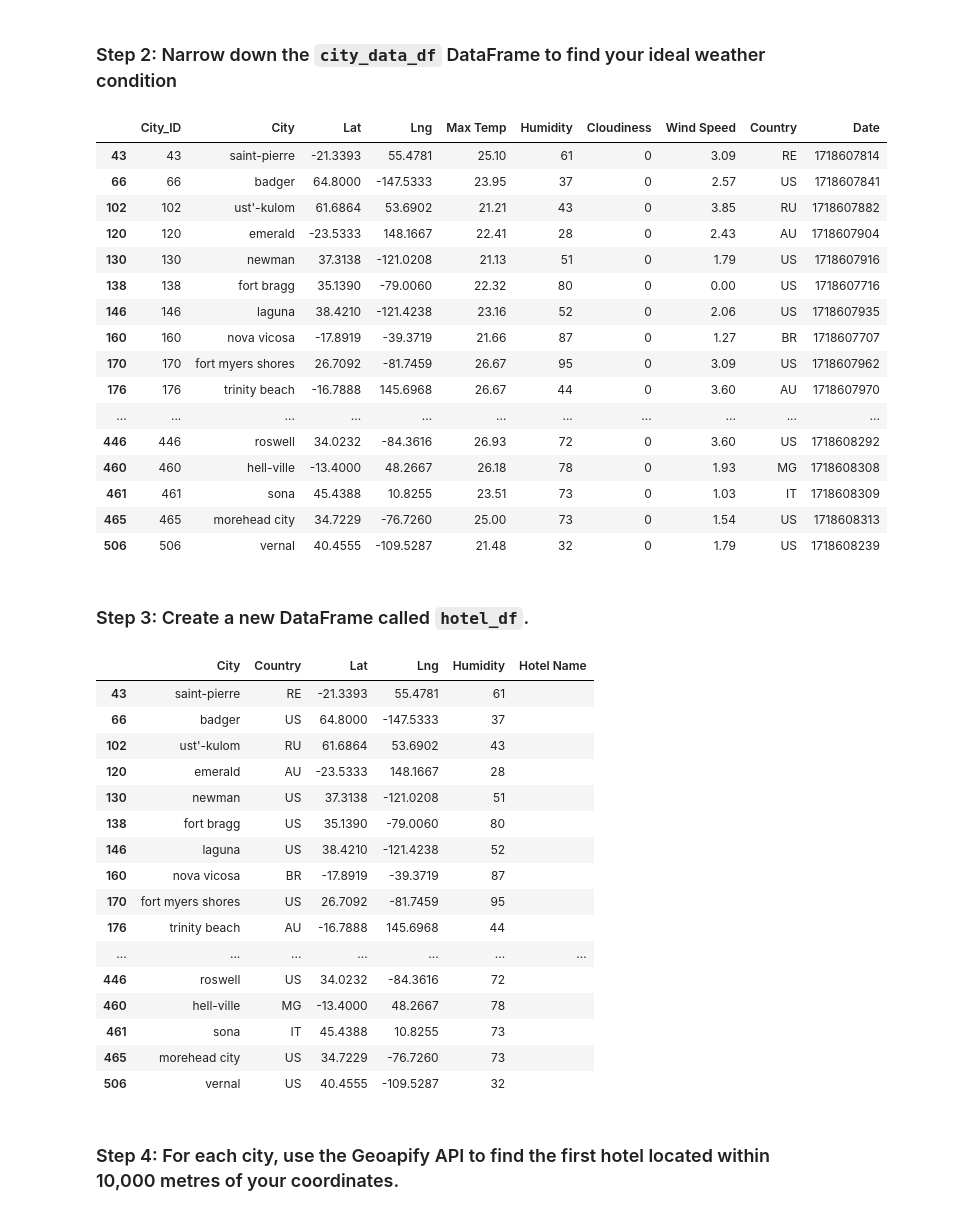
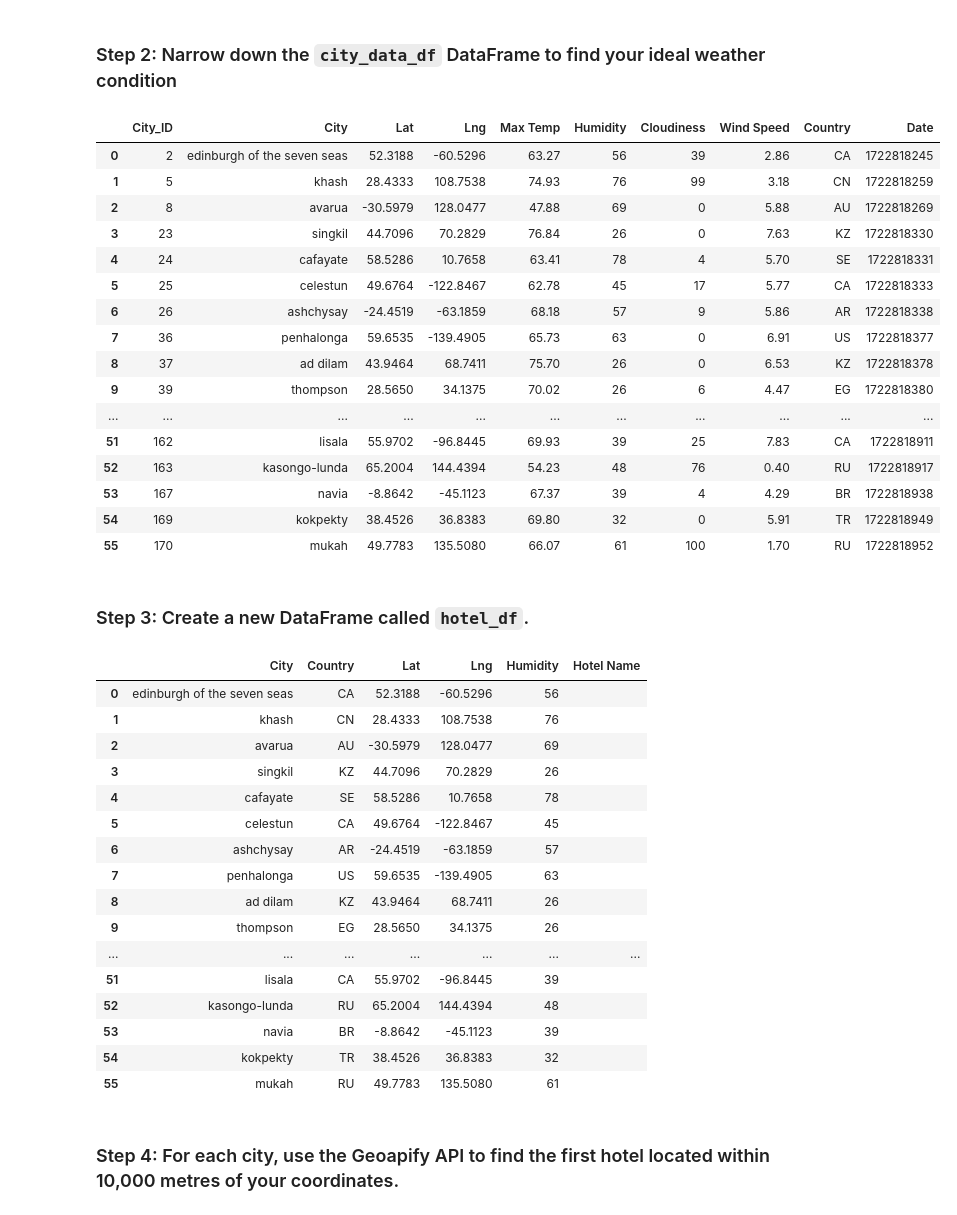
Before and after one commit to Andragon53/python_api_challenge, a Jupyter notebook: WeatherPy/VacationPy.ipynb, the cells around one changed output. Drawn from its saved outputs; the diff is of its cells as text; code cells hidden in the pictures.

```diff
--- a/WeatherPy/VacationPy.ipynb
+++ b/WeatherPy/VacationPy.ipynb
@@ -45,60 +51,62 @@ city_data_df.head()
 ### Step 2: Narrow down the `city_data_df` DataFrame to find your ideal weather condition
 # %%
 # Narrow down cities that fit criteria and drop any results with null values
-# YOUR CODE HERE
+ideal_df = city_data_df.loc[city_data_df["Humidity"] <= 80]
+ideal_df = ideal_df.loc[(ideal_df["Max Temp"] < 80) & (ideal_df["Max Temp"] > 40)]
+ideal_df = ideal_df.loc[ideal_df["Wind Speed"] < 10]
 
 # Drop any rows with null values
-# YOUR CODE HERE
+ideal_df = ideal_df.dropna(how='any').reset_index(drop=True)
 
 # Display sample data
-# YOUR CODE HERE
+ideal_df
 # %% [output]
 |  | City_ID | City | Lat | Lng | Max Temp | Humidity | Cloudiness | Wind Speed | Country | Date |
-| 43 | 43 | saint-pierre | -21.3393 | 55.4781 | 25.10 | 61 | 0 | 3.09 | RE | 1718607814 |
-| 66 | 66 | badger | 64.8000 | -147.5333 | 23.95 | 37 | 0 | 2.57 | US | 1718607841 |
-| 102 | 102 | ust'-kulom | 61.6864 | 53.6902 | 21.21 | 43 | 0 | 3.85 | RU | 1718607882 |
-| 120 | 120 | emerald | -23.5333 | 148.1667 | 22.41 | 28 | 0 | 2.43 | AU | 1718607904 |
-| 130 | 130 | newman | 37.3138 | -121.0208 | 21.13 | 51 | 0 | 1.79 | US | 1718607916 |
-| 138 | 138 | fort bragg | 35.1390 | -79.0060 | 22.32 | 80 | 0 | 0.00 | US | 1718607716 |
-| 146 | 146 | laguna | 38.4210 | -121.4238 | 23.16 | 52 | 0 | 2.06 | US | 1718607935 |
-| 160 | 160 | nova vicosa | -17.8919 | -39.3719 | 21.66 | 87 | 0 | 1.27 | BR | 1718607707 |
-| 170 | 170 | fort myers shores | 26.7092 | -81.7459 | 26.67 | 95 | 0 | 3.09 | US | 1718607962 |
-| 176 | 176 | trinity beach | -16.7888 | 145.6968 | 26.67 | 44 | 0 | 3.60 | AU | 1718607970 |
+| 0 | 2 | edinburgh of the seven seas | 52.3188 | -60.5296 | 63.27 | 56 | 39 | 2.86 | CA | 1722818245 |
+| 1 | 5 | khash | 28.4333 | 108.7538 | 74.93 | 76 | 99 | 3.18 | CN | 1722818259 |
+| 2 | 8 | avarua | -30.5979 | 128.0477 | 47.88 | 69 | 0 | 5.88 | AU | 1722818269 |
+| 3 | 23 | singkil | 44.7096 | 70.2829 | 76.84 | 26 | 0 | 7.63 | KZ | 1722818330 |
+| 4 | 24 | cafayate | 58.5286 | 10.7658 | 63.41 | 78 | 4 | 5.70 | SE | 1722818331 |
+| 5 | 25 | celestun | 49.6764 | -122.8467 | 62.78 | 45 | 17 | 5.77 | CA | 1722818333 |
+| 6 | 26 | ashchysay | -24.4519 | -63.1859 | 68.18 | 57 | 9 | 5.86 | AR | 1722818338 |
+| 7 | 36 | penhalonga | 59.6535 | -139.4905 | 65.73 | 63 | 0 | 6.91 | US | 1722818377 |
+| 8 | 37 | ad dilam | 43.9464 | 68.7411 | 75.70 | 26 | 0 | 6.53 | KZ | 1722818378 |
+| 9 | 39 | thompson | 28.5650 | 34.1375 | 70.02 | 26 | 6 | 4.47 | EG | 1722818380 |
 | ... | ... | ... | ... | ... | ... | ... | ... | ... | ... | ... |
-| 446 | 446 | roswell | 34.0232 | -84.3616 | 26.93 | 72 | 0 | 3.60 | US | 1718608292 |
-| 460 | 460 | hell-ville | -13.4000 | 48.2667 | 26.18 | 78 | 0 | 1.93 | MG | 1718608308 |
-| 461 | 461 | sona | 45.4388 | 10.8255 | 23.51 | 73 | 0 | 1.03 | IT | 1718608309 |
-| 465 | 465 | morehead city | 34.7229 | -76.7260 | 25.00 | 73 | 0 | 1.54 | US | 1718608313 |
-| 506 | 506 | vernal | 40.4555 | -109.5287 | 21.48 | 32 | 0 | 1.79 | US | 1718608239 |
+| 51 | 162 | lisala | 55.9702 | -96.8445 | 69.93 | 39 | 25 | 7.83 | CA | 1722818911 |
+| 52 | 163 | kasongo-lunda | 65.2004 | 144.4394 | 54.23 | 48 | 76 | 0.40 | RU | 1722818917 |
+| 53 | 167 | navia | -8.8642 | -45.1123 | 67.37 | 39 | 4 | 4.29 | BR | 1722818938 |
+| 54 | 169 | kokpekty | 38.4526 | 36.8383 | 69.80 | 32 | 0 | 5.91 | TR | 1722818949 |
+| 55 | 170 | mukah | 49.7783 | 135.5080 | 66.07 | 61 | 100 | 1.70 | RU | 1722818952 |
 # %% [markdown]
 ### Step 3: Create a new DataFrame called `hotel_df`.
 # %%
 # Use the Pandas copy function to create DataFrame called hotel_df to store the city, country, coordinates, and humidity
-# YOUR CODE HERE
+hotel_df = ideal_df[["City", "Country", "Lat", "Lng", "Humidity"]].copy()
 
 # Add an empty column, "Hotel Name," to the DataFrame so you can store the hotel found using the Geoapify API
-# YOUR CODE HERE
+hotel_df["Hotel Name"] = ''
 
 # Display sample data
-# YOUR CODE HERE
+hotel_df
 # %% [output]
 |  | City | Country | Lat | Lng | Humidity | Hotel Name |
-| 43 | saint-pierre | RE | -21.3393 | 55.4781 | 61 |  |
-| 66 | badger | US | 64.8000 | -147.5333 | 37 |  |
-| 102 | ust'-kulom | RU | 61.6864 | 53.6902 | 43 |  |
-| 120 | emerald | AU | -23.5333 | 148.1667 | 28 |  |
-| 130 | newman | US | 37.3138 | -121.0208 | 51 |  |
-| 138 | fort bragg | US | 35.1390 | -79.0060 | 80 |  |
-| 146 | laguna | US | 38.4210 | -121.4238 | 52 |  |
-| 160 | nova vicosa | BR | -17.8919 | -39.3719 | 87 |  |
-| 170 | fort myers shores | US | 26.7092 | -81.7459 | 95 |  |
-| 176 | trinity beach | AU | -16.7888 | 145.6968 | 44 |  |
+| 0 | edinburgh of the seven seas | CA | 52.3188 | -60.5296 | 56 |  |
+| 1 | khash | CN | 28.4333 | 108.7538 | 76 |  |
+| 2 | avarua | AU | -30.5979 | 128.0477 | 69 |  |
+| 3 | singkil | KZ | 44.7096 | 70.2829 | 26 |  |
+| 4 | cafayate | SE | 58.5286 | 10.7658 | 78 |  |
+| 5 | celestun | CA | 49.6764 | -122.8467 | 45 |  |
+| 6 | ashchysay | AR | -24.4519 | -63.1859 | 57 |  |
+| 7 | penhalonga | US | 59.6535 | -139.4905 | 63 |  |
+| 8 | ad dilam | KZ | 43.9464 | 68.7411 | 26 |  |
+| 9 | thompson | EG | 28.5650 | 34.1375 | 26 |  |
 | ... | ... | ... | ... | ... | ... | ... |
-| 446 | roswell | US | 34.0232 | -84.3616 | 72 |  |
-| 460 | hell-ville | MG | -13.4000 | 48.2667 | 78 |  |
-| 461 | sona | IT | 45.4388 | 10.8255 | 73 |  |
-| 465 | morehead city | US | 34.7229 | -76.7260 | 73 |  |
-| 506 | vernal | US | 40.4555 | -109.5287 | 32 |  |
+| 51 | lisala | CA | 55.9702 | -96.8445 | 39 |  |
+| 52 | kasongo-lunda | RU | 65.2004 | 144.4394 | 48 |  |
+| 53 | navia | BR | -8.8642 | -45.1123 | 39 |  |
+| 54 | kokpekty | TR | 38.4526 | 36.8383 | 32 |  |
+| 55 | mukah | RU | 49.7783 | 135.5080 | 61 |  |
 # %% [markdown]
 ### Step 4: For each city, use the Geoapify API to find the first hotel located within 10,000 metres of your coordinates.
 # %%
```
Also changed, not shown: parts of 6 cells of this notebook, 6 other files.
